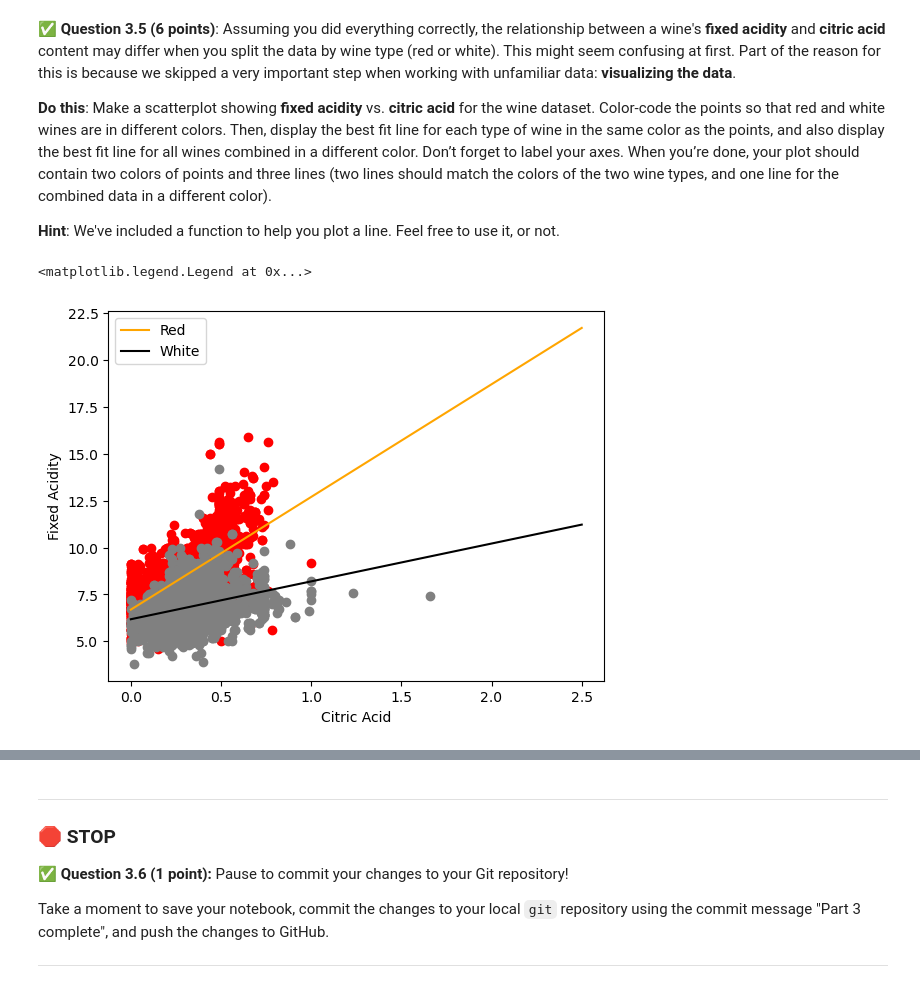
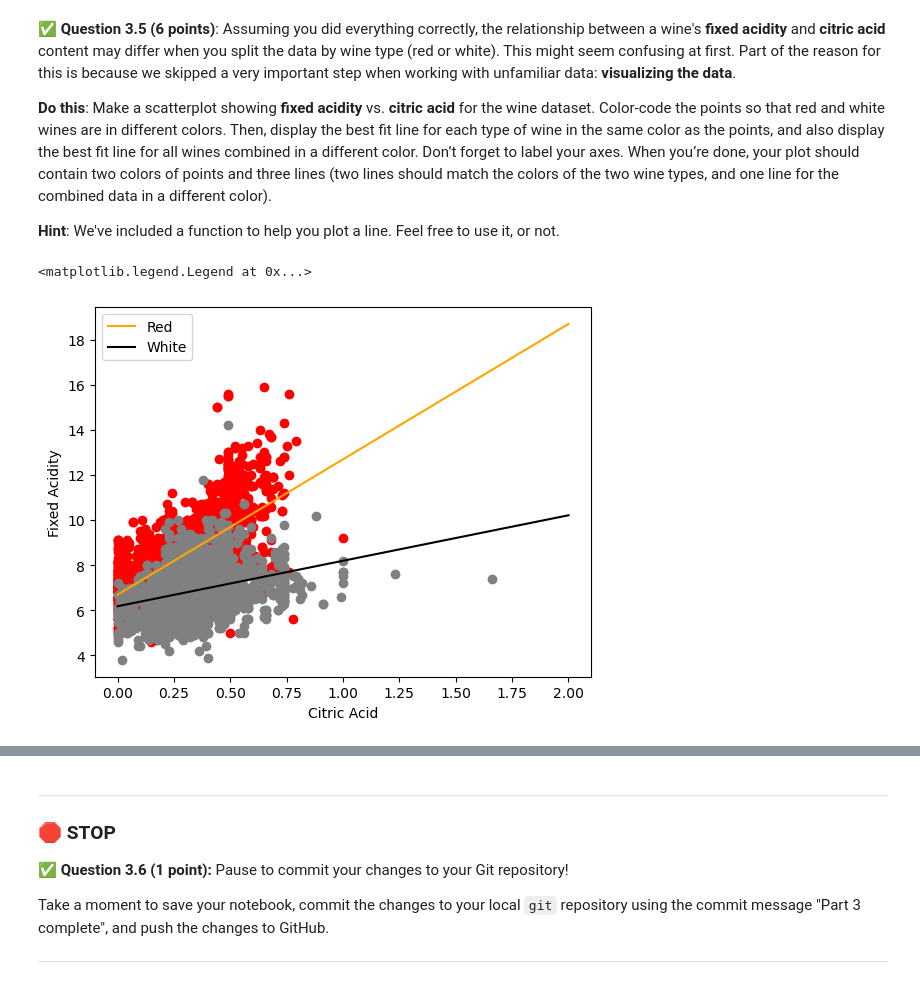
Before and after one commit to ChrSch6767/CMSE202-f26-turnin, a Jupyter notebook: hw-03/HW03-Regression-STUDENT.ipynb, the cells around one changed output, grey strips where cells are left out. Cells and saved outputs as stored; diff of their text form; code cells hidden in the pictures.

```diff
--- a/hw-03/HW03-Regression-STUDENT.ipynb
+++ b/hw-03/HW03-Regression-STUDENT.ipynb
@@ -458,22 +458,22 @@ dtype: float64
 # %%
 # Put your code here
 plt.scatter(rwine_citric, rwine_acid, c = "r")
 plt.scatter(wwine_citric, wwine_acid, c = "grey")
 
-x = np.linspace(0, 2.5, 20)
+x = np.linspace(0, 2, 20)
 ry = 6.003560 * x + 6.692819
 wy = 2.016450 * x + 6.180907
 
 plt.plot(x, ry, label = "Red", c = "orange")
 plt.plot(x, wy, label = "White", c = "Black")
 
 plt.xlabel("Citric Acid")
 plt.ylabel("Fixed Acidity")
 
 plt.legend()
 # %% [output]
 <matplotlib.legend.Legend at 0x...>
-[figure, old version]
+[figure, new version]
 # %% [markdown]
 <!-- END QUESTION -->
 <!-- DO NOT MODIFY OR DELETE THIS CELL. Make sure your solution to the question above is in the cell(s) above this one. -->
```
Also changed, not shown: parts of 5 cells of this notebook.
